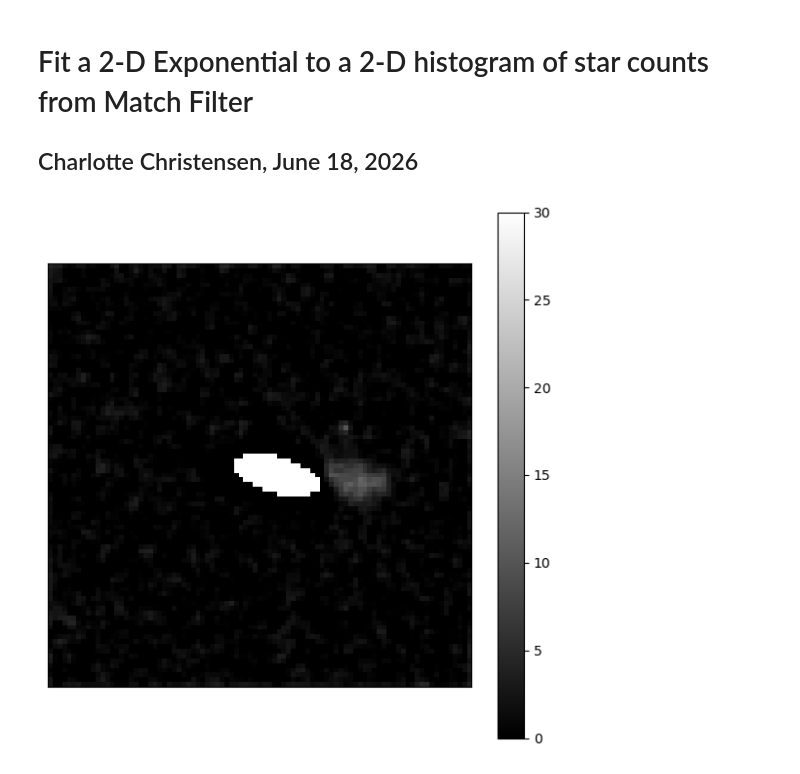
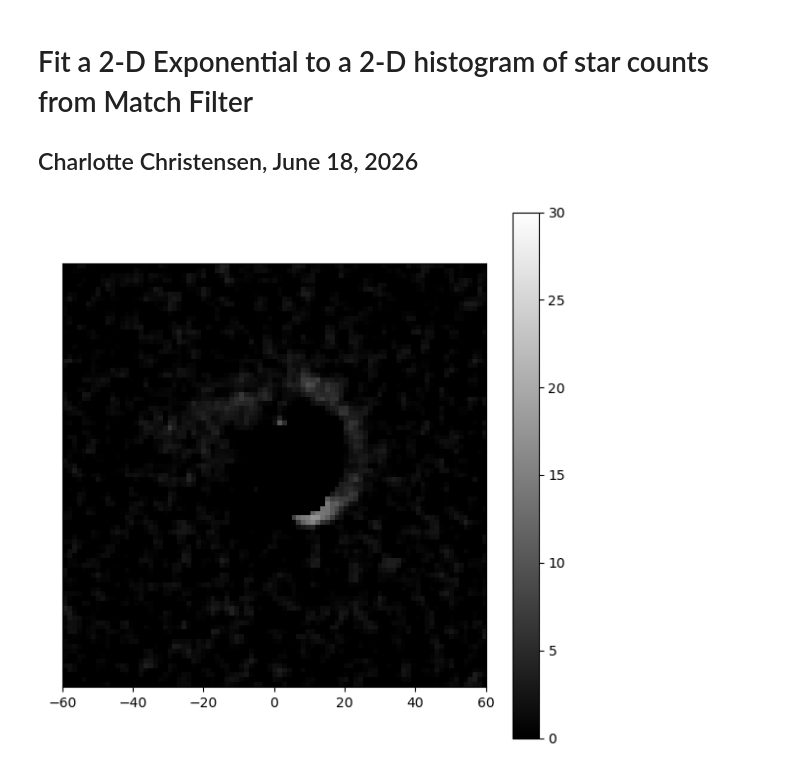
Before and after one commit to dimitra-giantsidi/galaxy-merging-angles, a Jupyter notebook: substructure_detection/twod_exp_fit_img_gen.ipynb, the cells around one changed output. Cells and saved outputs as stored; diff of their text form; code cells hidden in the pictures.

Commit message:
analyzed and produced images of storm 2

```diff
--- a/substructure_detection/twod_exp_fit_img_gen.ipynb
+++ b/substructure_detection/twod_exp_fit_img_gen.ipynb
@@ -47,12 +49,12 @@ def twod_exp_fit(d, a, save=True, inv_y=True):
     #        line.set_alpha(0)
     # cbar.outline.set_alpha(0)
     # cbar.ax.tick_params(axis='both', colors=(0,0,0,0), labelcolor=(0,0,0,0))
-    plt.gca().xaxis.set_visible(False)
+    plt.gca().xaxis.set_visible(True)
     plt.gca().yaxis.set_visible(False)
     plt.gca().spines['bottom'].set_visible(True)
 
     if save==True:
-        plt.savefig('exp_fit_90.0.png', dpi=300, bbox_inches='tight', transparent=True)
+        plt.savefig('exp_fit_3.png', dpi=300, bbox_inches='tight', transparent=True)
 
     if inv_y==True:
         plt.gca().invert_yaxis()
@@ -106,7 +108,7 @@ best_init_guess_path.parent.mkdir(parents=True, exist_ok=True)
 # %%
 # Provide a sensible initial guess (p0) to prevent divergence
 # Form: [A, h, q, x_offset, y_offset, theta, C]
-initial_guess = [1100, 1.05, 1, 5, 0.2, -1.3, 0.1]
+initial_guess = [440, 3, 1, 7.7, -0.2, 0, -0.2]
 
 update = False
 
@@ -123,7 +125,7 @@ if update == True:
                            f'{initial_guess[5]}' ', ' \
                            f'{initial_guess[6]}' '.')
 # %%
-file_name_path = path(f'{mf_catalogs_path}/mf_storm_2_d=90.0_a=77.3_pix=8000.fits')
+file_name_path = path(f'../matched_filter/mf_data/mf_catalogs/{depth}_{distance}/{galaxy_name}/mf_{galaxy_name}_d=0.0_a=0.0_pix=8000.fits')
 
 numbers = [float(num) for num in re.findall(r'\d+(?:\.\d+)*', f'{file_name_path}')]
 angles = numbers[1:-1]
@@ -132,42 +134,37 @@ a = angles[1]
 
 hdul = fits.open(f'{file_name_path}')
 data=hdul[0].data
 
-# Generate synthetic mock data with noise
+# generate synthetic mock data with noise
 x_line = np.linspace(-60, 60, 89)
 y_line = np.linspace(-60, 60, 89)
 X, Y = np.meshgrid(x_line, y_line)
 
-# Flatten the arrays to 1-D for curve_fit
+# flatten the arrays to 1-D for curve_fit
 x_flat = X.ravel()
 y_flat = Y.ravel()
 z_flat = data.ravel()
 
-# Combine independent variables into an (2, N) shaped array
+# combine independent variables into an (2, N) shaped array
 independent_vars = np.vstack((x_flat, y_flat))
 
-# Perform the optimization
+# perform the optimization
 fitted_params, covariance = curve_fit(
     f=exponential_2d,
     xdata=independent_vars,
     ydata=z_flat,
     p0=initial_guess
 )
 
 Z_fitted = exponential_2d((X, Y), *fitted_params)
 
 z_fit_max = np.max(Z_fitted)
-mask_thresh = .05 * z_fit_max # Change thresh to what you want
+mask_thresh = .05 * z_fit_max # change thresh to what you want
 mask = Z_fitted < mask_thresh
 residual = data - Z_fitted
 masked_residual = residual.copy()
-masked_residual[~mask] = np.nan
-
-# Extract and view results
-
-with open(f'{centers_path}', 'a') as file:
-    file.write('center of ' f'{galaxy_name}' ' at d=' f'{d}' ' and a=' f'{a}' ':' f'{x_offset_fit:.4f}' ',' f'{y_offset_fit:.4f}' '\n')
+masked_residual[~mask] = 0
 
 twod_exp_fit(d, a, inv_y = False)
 # %% [output]
-[figure, old version]
+[figure, new version]
```
Also changed, not shown: parts of 2 cells of this notebook, 4 other files.
